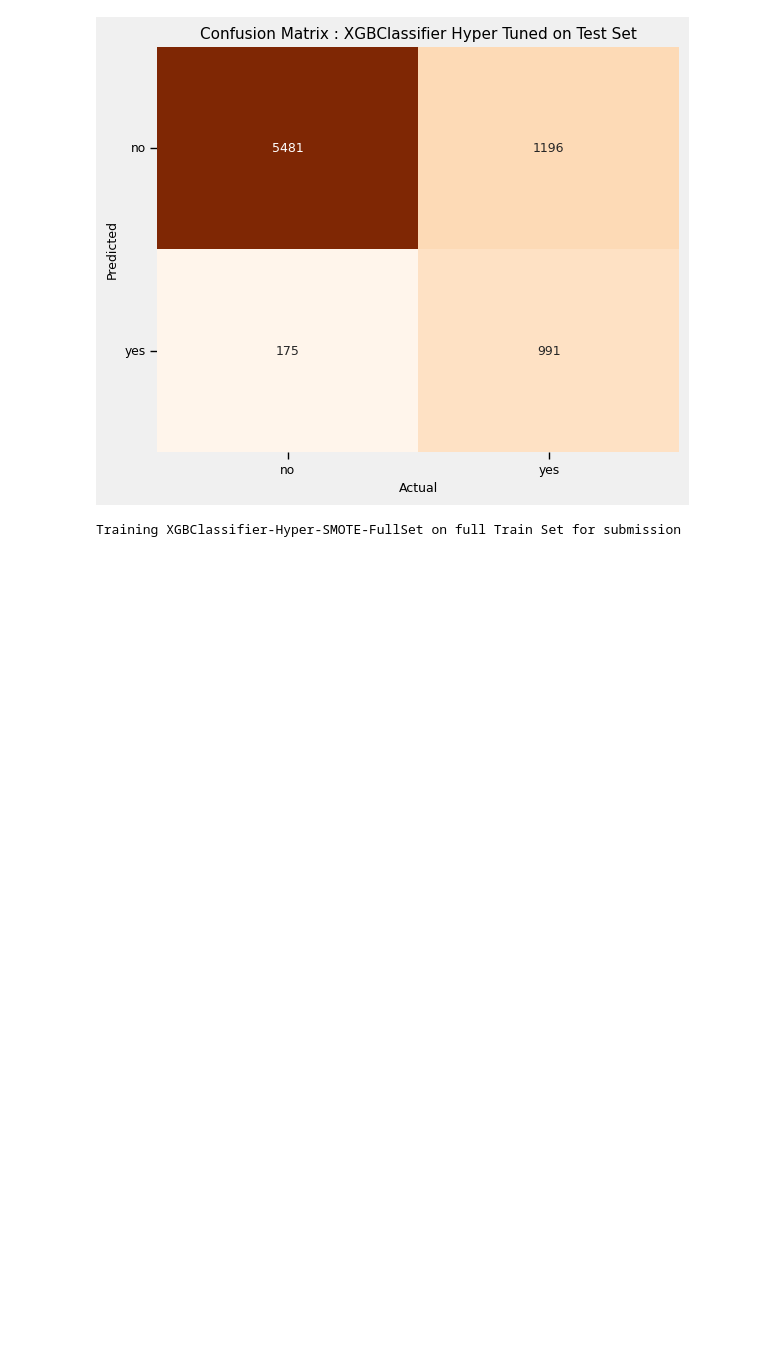
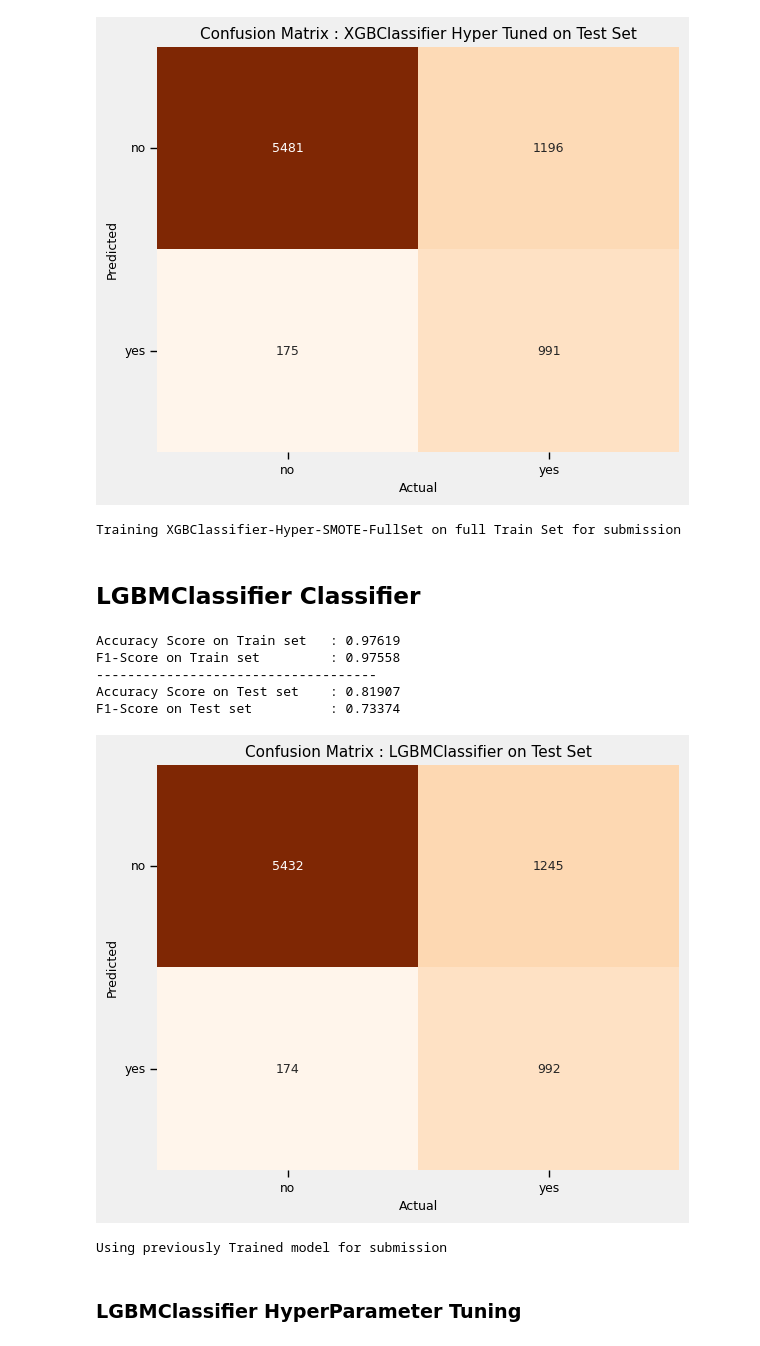
Before and after one commit to jishnukoliyadan/Predicting-the-Success-of-Bank-telemarketing, a Jupyter notebook: notebook/Predict-Success-of-Bank-telemarketing.ipynb, the cells around one changed output. Cells and saved outputs as stored; diff of their text form; code cells hidden in the pictures; blank space fills up the shorter version.

Commit message:
LGBMClassifier-SMOTE hyper-tuned on full train data

```diff
--- a/notebook/Predict-Success-of-Bank-telemarketing.ipynb
+++ b/notebook/Predict-Success-of-Bank-telemarketing.ipynb
@@ -1744,3 +1745,40 @@ Accuracy Score on Test set    : 0.82519
 F1-Score on Test set          : 0.73997
 [figure]
 Training XGBClassifier-Hyper-SMOTE-FullSet on full Train Set for submission
+# %% [markdown]
+## LGBMClassifier Classifier
+# %%
+clf_name = 'LGBMClassifier-SMOTE'
+lgbmClassifier_, lgbm_f1Score = train_partial_classifier_model(LGBMClassifier(
+                                                                boosting_type = 'gbdt', objective = 'binary',
+                                                                learning_rate = 0.1, max_depth = -1,
+                                                                num_leaves = 31, n_estimators = 100,
+                                                                n_jobs = -1, random_state = 45,
+                                                                verbose = -1),
+                                                             trainX_ = tansformed_train_X,
+                                                             trainY_ = y_train,
+                                                             testX_ = tansformed_test_X,
+                                                             testY_ = y_test,
+                                                             text_  = 'LGBMClassifier',
+                                                             plot_cm = True,
+                                                             onTrain = True)
+
+model_performance_df.loc[len(model_performance_df)] = [clf_name,
+                                                       {'boosting_type' : 'gbdt',
+                                                        'learning_rate' : 0.1, 'max_depth' : -1,
+                                                        'num_leaves' : 31, 'n_estimators' : 100},
+                                                       lgbm_f1Score]
+
+submission_classifier(classifier_ = lgbmClassifier_, filename = 'submission', clf_name = clf_name,
+                      trainX_og = og_tansformed_train_X, trainY_og = og_y_train,
+                      testX_ = og_tansformed_test_X, submission_DF = submissionDF, train = False)
+# %% [output]
+Accuracy Score on Train set   : 0.97619
+F1-Score on Train set         : 0.97558
+------------------------------------
+Accuracy Score on Test set    : 0.81907
+F1-Score on Test set          : 0.73374
+[figure, added]
+Using previously Trained model for submission
+# %% [markdown]
+### LGBMClassifier HyperParameter Tuning
```
Also changed, not shown: parts of 7 cells of this notebook, 2 other files.
